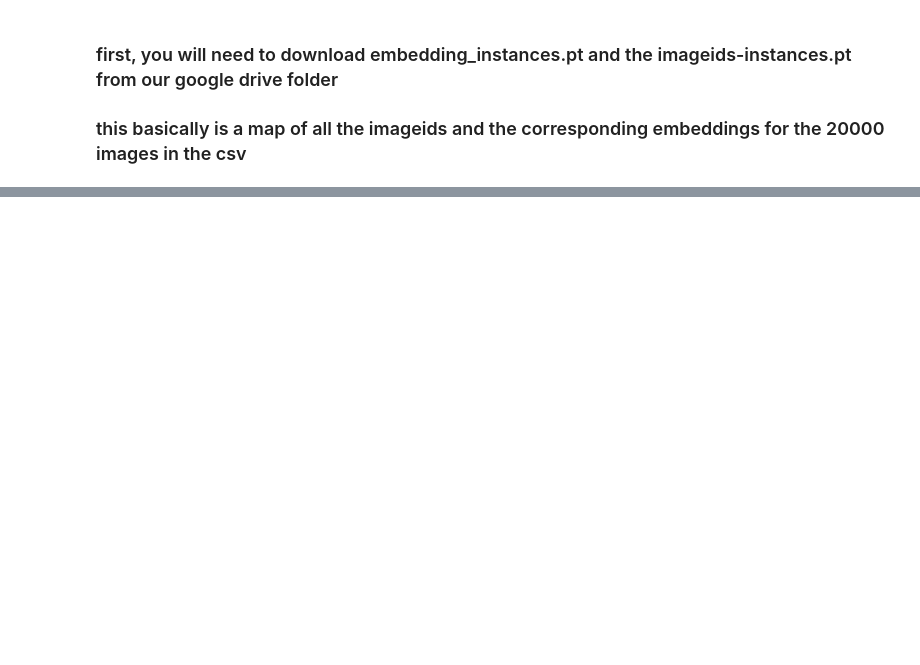
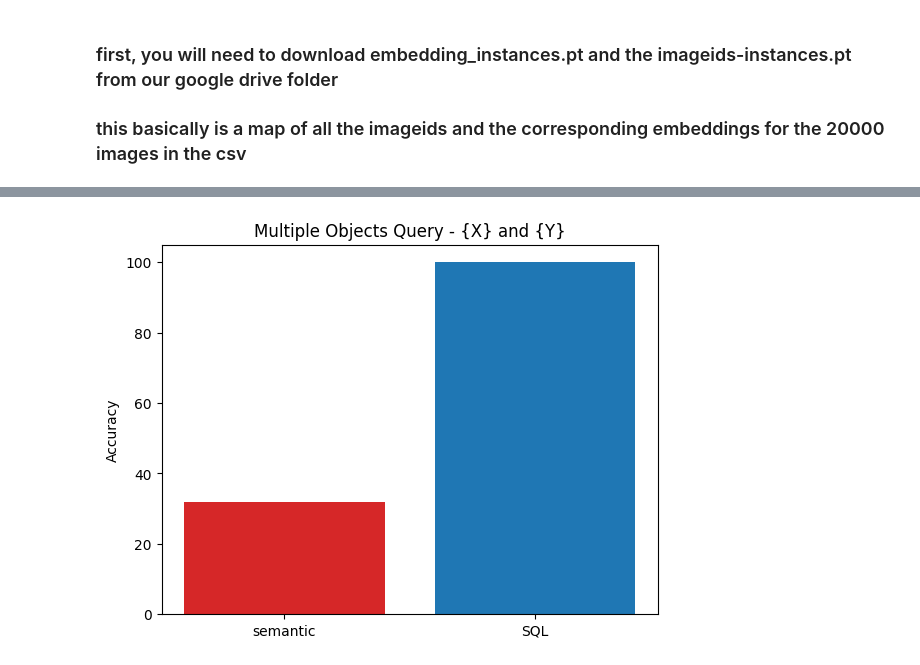
Before and after one commit to akash17mittal/semantic-sql, a Jupyter notebook: embedding_search_experiments/TextToImageSemanticSearchexample.ipynb, the cells around one changed output, grey strips where cells are left out. Saved outputs shown, nothing was run; the diff lists cells and outputs as text; code cells hidden in the pictures; blank space fills up the shorter version.

```diff
--- a/embedding_search_experiments/TextToImageSemanticSearchexample.ipynb
+++ b/embedding_search_experiments/TextToImageSemanticSearchexample.ipynb
@@ -31,0 +134,23 @@ plt = searcher.plot_images(images)
+# %%
+for obj in all_objs:
+    images_with_objs[obj] = set(d[d["class_name"]==obj]["id"].unique())
+# %%
+total_valid = 0
+count_ans = 0
+# %%
+for i in range(len(all_objs)):
+    print(i)
+    for j in range(i+1, len(all_objs)):
+        obj1 = all_objs[i]
+        obj2 = all_objs[j]
+        q = f"{obj1} and {obj2}"
+        sql_ans = images_with_objs[obj1].intersection(images_with_objs[obj2])
+        if len(sql_ans) < 1:
+            continue
+        total_valid += 1
+        images = set(searcher.generate_all_image_scores(q)[0][:3])
+        answer = set(sql_ans).intersection(images)
+        if len(answer) > 0:
+            count_ans += 1
+# %%
+accuracy = count_ans/total_valid
@@ -31,0 +169,16 @@ plt = searcher.plot_images(images)
+# %%
+fig, ax = plt.subplots()
+
+type_query = ['semantic', 'SQL']
+counts = [accuracy*100.0, 100]
+bar_labels = ['red', 'blue']
+bar_colors = ['tab:red', 'tab:blue']
+
+ax.bar(type_query, counts, label=bar_labels, color=bar_colors)
+
+ax.set_ylabel('Accuracy')
+ax.set_title('''Multiple Objects Query - {X} and {Y}''')
+
+plt.show()
+# %% [output]
+[figure, added]
```
Also changed, not shown: parts of 27 cells of this notebook, 8 other files.
